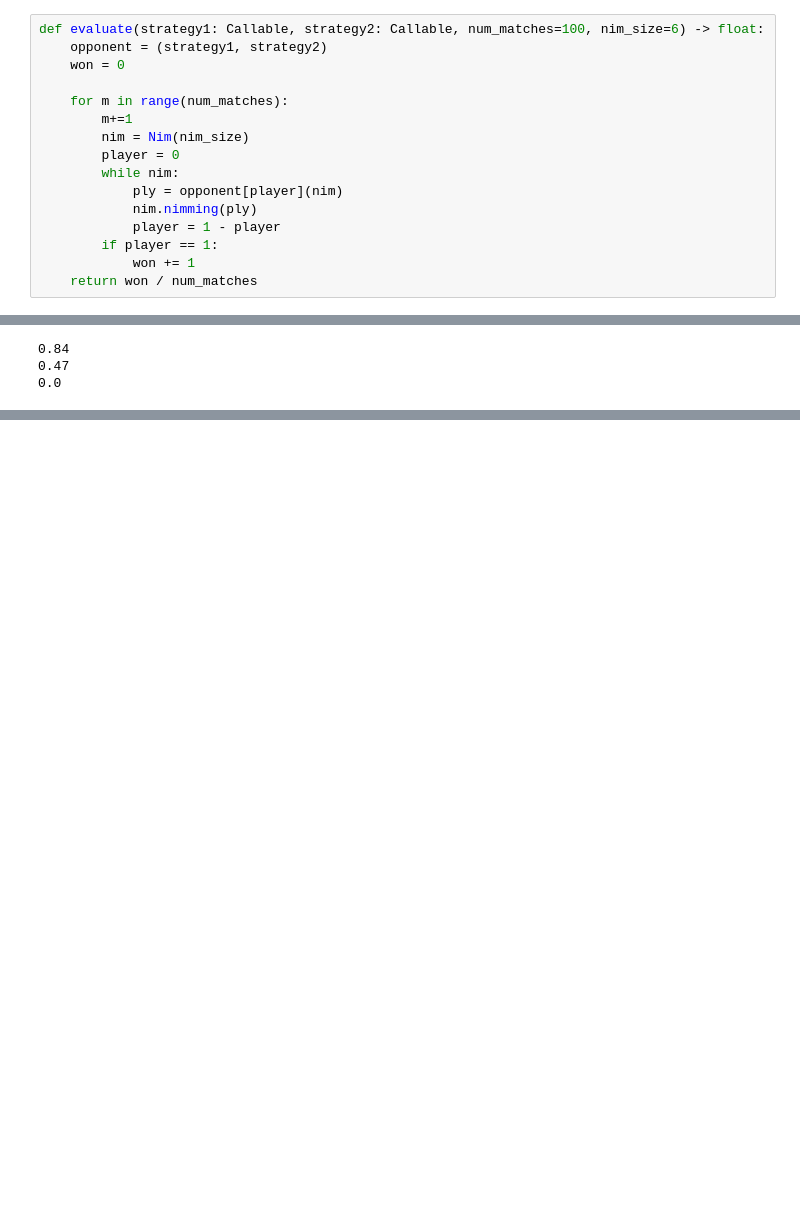
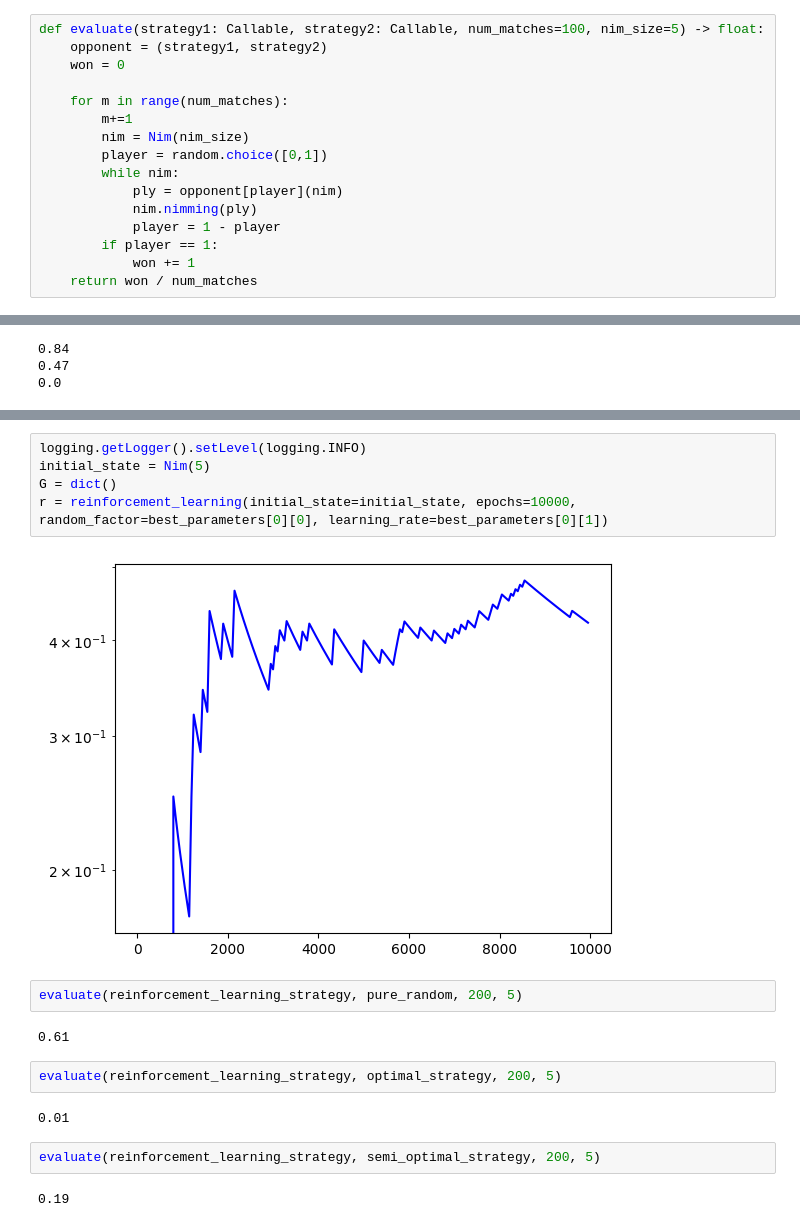
Before and after one commit to scoleri-mr/computational_intelligence_2022_301841, a Jupyter notebook: lab3/lab3.ipynb, the cells around one changed output, grey strips where cells are left out. Saved outputs shown, nothing was run; the diff lists cells and outputs as text; blank space fills up the shorter version.

```diff
--- a/lab3/lab3.ipynb
+++ b/lab3/lab3.ipynb
@@ -73,14 +75,14 @@ def pure_random(state: Nim) -> Nimply:
     num_objects = random.randint(1, state.rows[row])
     return Nimply(row, num_objects)
 # %%
-def evaluate(strategy1: Callable, strategy2: Callable, num_matches=100, nim_size=6) -> float:
+def evaluate(strategy1: Callable, strategy2: Callable, num_matches=100, nim_size=5) -> float:
     opponent = (strategy1, strategy2)
     won = 0
 
     for m in range(num_matches):
         m+=1
         nim = Nim(nim_size)
-        player = 0
+        player = random.choice([0,1])
         while nim:
             ply = opponent[player](nim)
             nim.nimming(ply)
@@ -317,0 +578,19 @@ print(evaluate(final_strategy,optimal_strategy))
+# %%
+logging.getLogger().setLevel(logging.INFO)
+initial_state = Nim(5)
+G = dict()
+r = reinforcement_learning(initial_state=initial_state, epochs=10000, random_factor=best_parameters[0][0], learning_rate=best_parameters[0][1])
+# %% [output]
+[figure, added]
+# %%
+evaluate(reinforcement_learning_strategy, pure_random, 200, 5)
+# %% [output]
+0.61
+# %%
+evaluate(reinforcement_learning_strategy, optimal_strategy, 200, 5)
+# %% [output]
+0.01
+# %%
+evaluate(reinforcement_learning_strategy, semi_optimal_strategy, 200, 5)
+# %% [output]
+0.19
```
Also changed, not shown: parts of 34 cells of this notebook, 6 other files.
